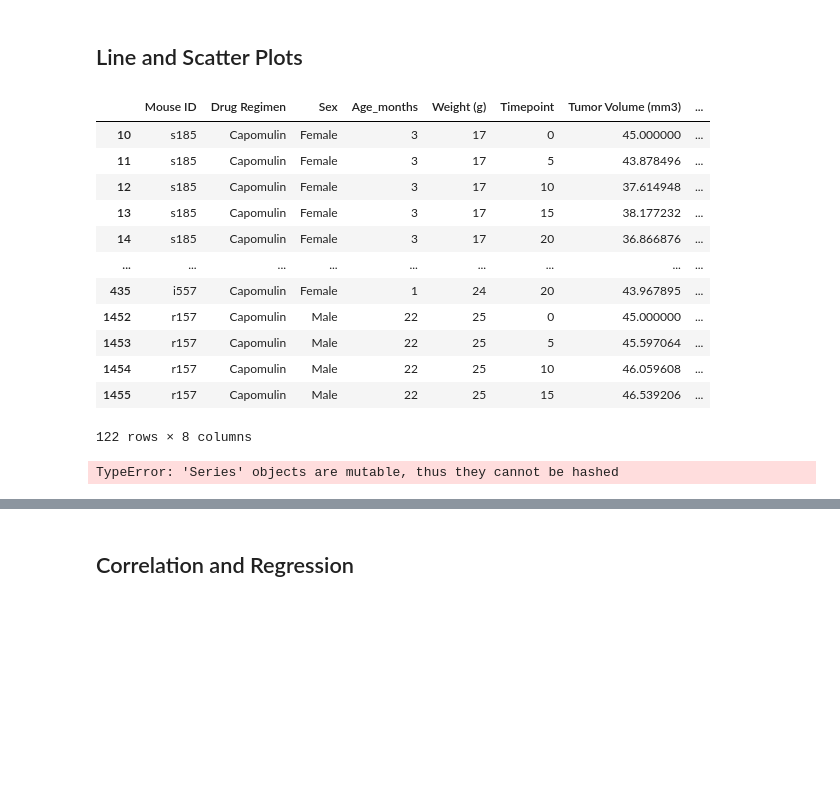
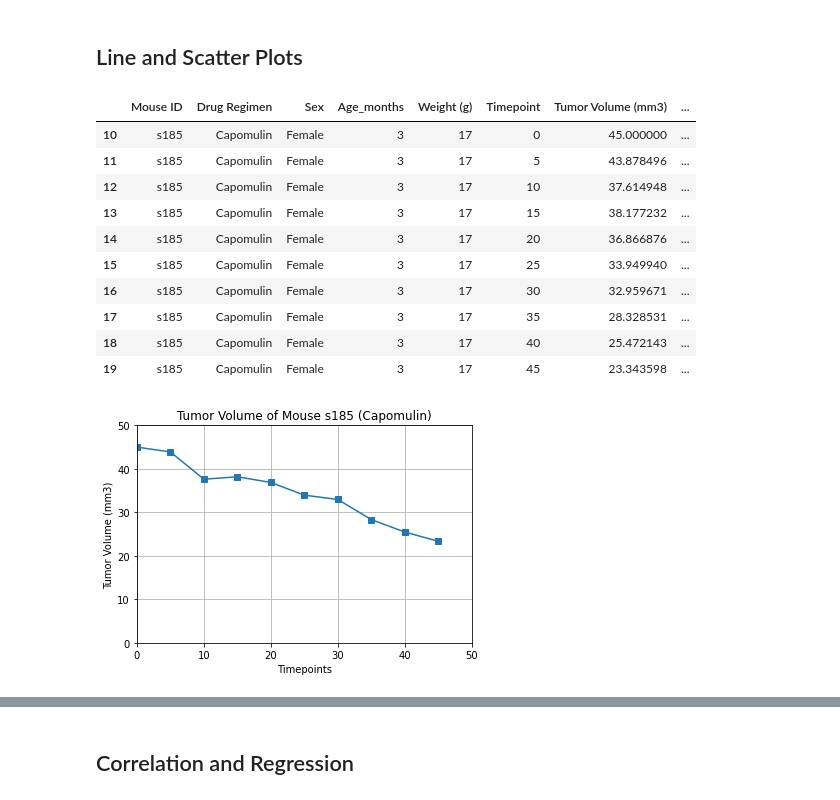
Before and after one commit to jroy22/matplotlib-challenge, a Jupyter notebook: Pymaceutical/PymaceuticalsAnalysis.ipynb, the cells around one changed output, grey strips where cells are left out. Drawn from its saved outputs; the diff is of its cells as text; code cells hidden in the pictures; blank space fills up the shorter version.

```diff
--- a/Pymaceutical/PymaceuticalsAnalysis.ipynb
+++ b/Pymaceutical/PymaceuticalsAnalysis.ipynb
@@ -326,25 +307,31 @@ plt.show()
 ## Line and Scatter Plots
 # %%
 # Generate a line plot of tumor volume vs. time point for a mouse treated with Capomulin
-capomulin_mouse = capomulin_results.groupby(["Mouse ID"])
-capomulin_mouse.head()
+one_mouse_result = clean_mouse_results.loc[clean_mouse_results["Mouse ID"] == "s185"]
+one_mouse_result
 # %% [output]
 |  | Mouse ID | Drug Regimen | Sex | Age_months | Weight (g) | Timepoint | Tumor Volume (mm3) | ... |
 | 10 | s185 | Capomulin | Female | 3 | 17 | 0 | 45.000000 | ... |
 | 11 | s185 | Capomulin | Female | 3 | 17 | 5 | 43.878496 | ... |
 | 12 | s185 | Capomulin | Female | 3 | 17 | 10 | 37.614948 | ... |
 | 13 | s185 | Capomulin | Female | 3 | 17 | 15 | 38.177232 | ... |
 | 14 | s185 | Capomulin | Female | 3 | 17 | 20 | 36.866876 | ... |
-| ... | ... | ... | ... | ... | ... | ... | ... | ... |
-| 435 | i557 | Capomulin | Female | 1 | 24 | 20 | 43.967895 | ... |
-| 1452 | r157 | Capomulin | Male | 22 | 25 | 0 | 45.000000 | ... |
-| 1453 | r157 | Capomulin | Male | 22 | 25 | 5 | 45.597064 | ... |
-| 1454 | r157 | Capomulin | Male | 22 | 25 | 10 | 46.059608 | ... |
-| 1455 | r157 | Capomulin | Male | 22 | 25 | 15 | 46.539206 | ... |
+| 15 | s185 | Capomulin | Female | 3 | 17 | 25 | 33.949940 | ... |
+| 16 | s185 | Capomulin | Female | 3 | 17 | 30 | 32.959671 | ... |
+| 17 | s185 | Capomulin | Female | 3 | 17 | 35 | 28.328531 | ... |
+| 18 | s185 | Capomulin | Female | 3 | 17 | 40 | 25.472143 | ... |
+| 19 | s185 | Capomulin | Female | 3 | 17 | 45 | 23.343598 | ... |
-122 rows × 8 columns
-# %%
-one_mouse = capomulin_results.loc(capomulin_results["Mouse ID"] == "s185")
-# %% [output]
-TypeError: 'Series' objects are mutable, thus they cannot be hashed
+# %%
+plt.plot(one_mouse_result["Timepoint"], one_mouse_result["Tumor Volume (mm3)"], marker = "s")
+
+plt.title("Tumor Volume of Mouse s185 (Capomulin)")
+plt.xlabel("Timepoints")
+plt.ylabel("Tumor Volume (mm3)")
+plt.xlim(0,50)
+plt.ylim(0,50)
+plt.grid(True)
+plt.show()
+# %% [output]
+[figure, added]
 # %%
 # Generate a scatter plot of average tumor volume vs. mouse weight for the Capomulin regimen
```
Also changed, not shown: parts of 4 cells of this notebook.
